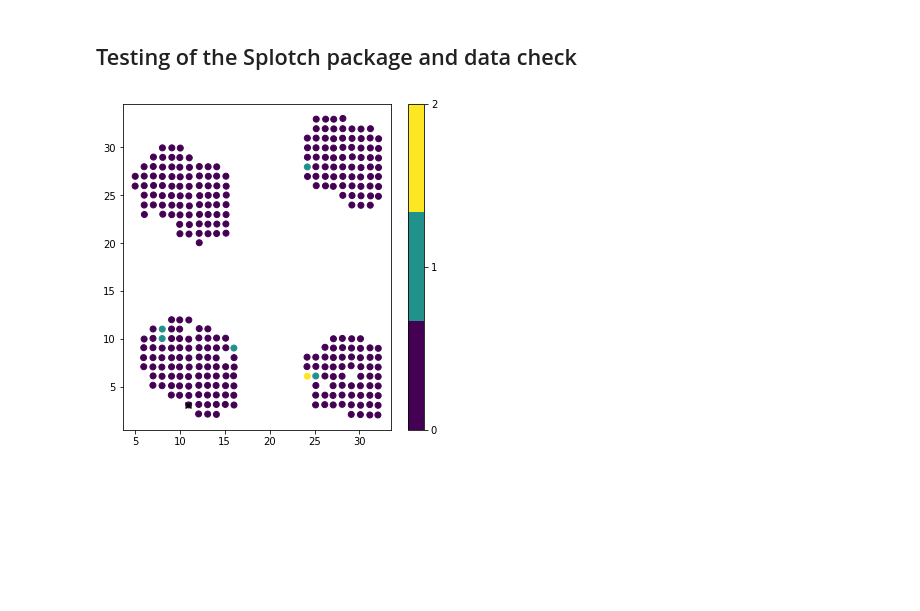
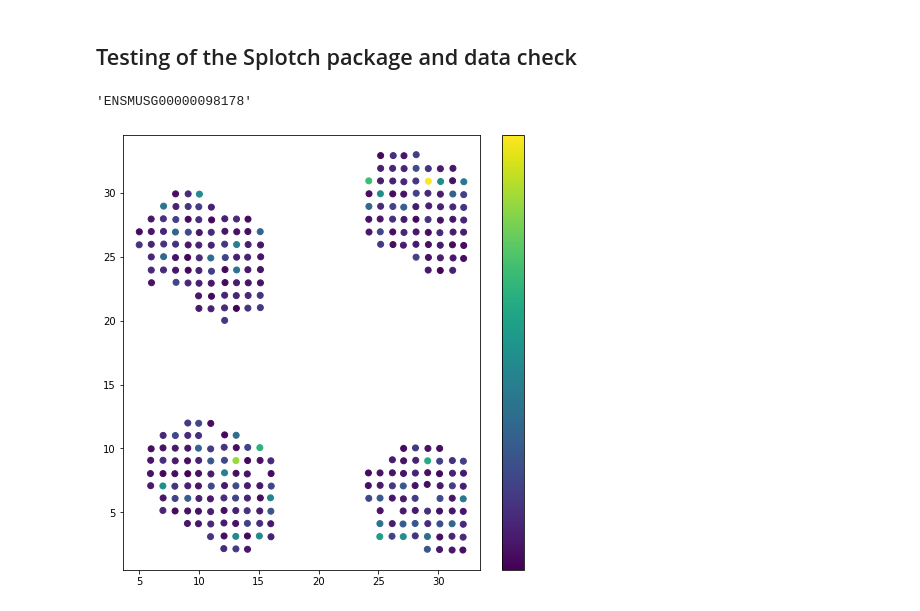
Before and after one commit to lukketotte/Splotch, a Jupyter notebook: debug.ipynb, the cells around one changed output. Drawn from its saved outputs; the diff is of its cells as text; code cells hidden in the pictures; blank space fills up the shorter version.

```diff
--- a/debug.ipynb
+++ b/debug.ipynb
@@ -11,16 +11,21 @@ import seaborn as sns
 genes,_,coords,ct,ctSpot = read_array(os.getcwd() + '/examples/Count_Tables/CN93_E1_stdata_aligned_counts_IDs.txt.unified.tsv')
 spots = pd.read_csv('examples/Annotations/CN93_E1.tsv',header=0,index_col=0,sep='\t')
 aar_names = list(spots.index)
+# %%
+genes[2727]
+# %% [output]
+'ENSMUSG00000098178'
 # %%
+idx = 2727
 fig, ax = plt.subplots()
-fig.set_size_inches([6,6])
-cmap = plt.get_cmap('viridis', ct[:,5].max() + 1)
-scatter = ax.scatter(coords[:,0], coords[:,1], c = ct[:,5], cmap=cmap)
+fig.set_size_inches([8,8])
+cmap = plt.get_cmap('viridis', ct[:,idx].max() + 1)
+scatter = ax.scatter(coords[:,0], coords[:,1], c = ct[:,idx], cmap=cmap)
 fig.colorbar(scatter, ticks = np.arange(ct[:,5].max() + 1))
-ax.scatter([10.90], [3.09], c ="black", marker="x")
+#ax.scatter([10.90], [3.09], c ="black", marker="x")
 plt.show()
 # %% [output]
-[figure, old version]
+[figure, new version]
 # %%
 coordsLabel = np.asarray([list(map(float,spot.split('_'))) for spot in spots.columns])
 spot = np.asarray([list()])
```
Also changed, not shown: parts of 1 cell of this notebook.
